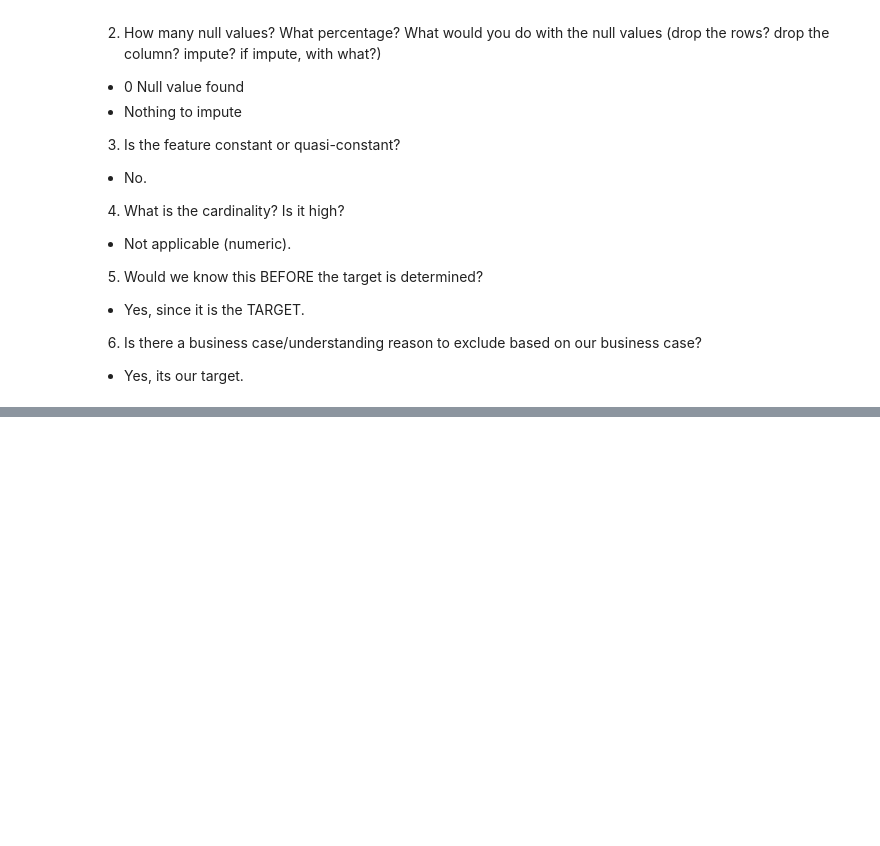
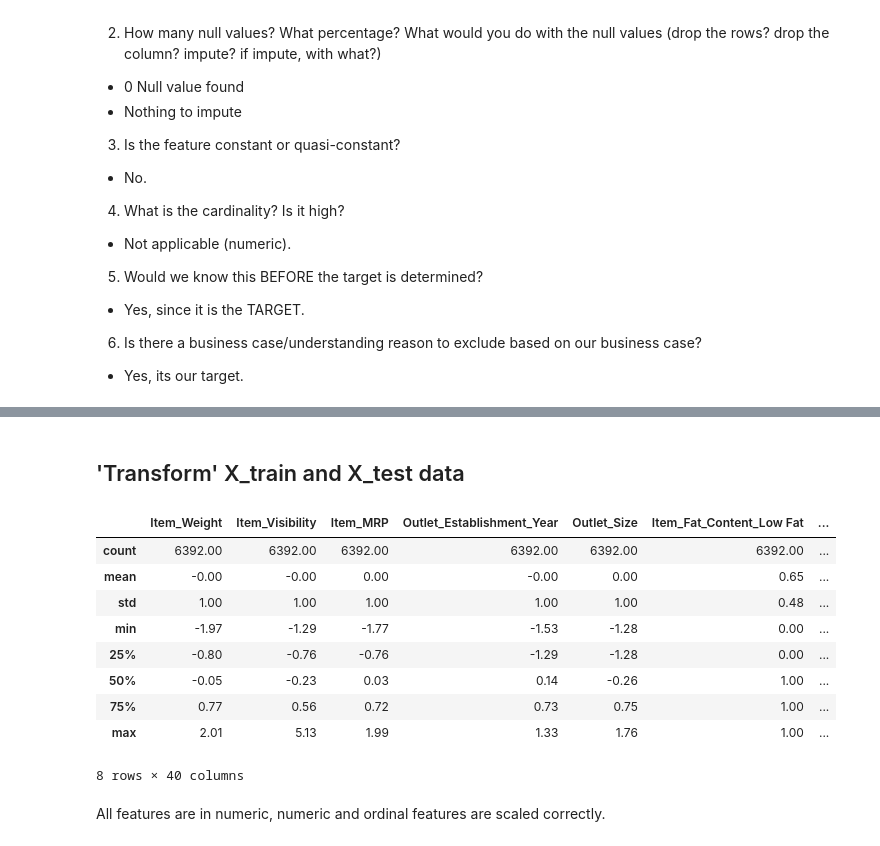
Before and after one commit to Qisam0322/Prediction-of-Product-Sales, a Jupyter notebook: Prediction_of_Product_Sales_Project.ipynb, the cells around one changed output, grey strips where cells are left out. Saved outputs shown, nothing was run; the diff lists cells and outputs as text; code cells hidden in the pictures; blank space fills up the shorter version.

```diff
--- a/Prediction_of_Product_Sales_Project.ipynb
+++ b/Prediction_of_Product_Sales_Project.ipynb
@@ -1188,0 +1446,4 @@ explore_numeric(df,feature);
+# %%
+#Create a tuple for each transformer
+ohe_tuple=('categories',ohe_encoder,ohe_cols)
+ohe_tuple
@@ -1188,0 +1458,4 @@ explore_numeric(df,feature);
+# %%
+#Creat column transformer with tuples
+col_transformer=ColumnTransformer([num_tuple,ord_tuple,ohe_tuple],verbose_feature_names_out=False)
+col_transformer
@@ -1188,0 +1482,2 @@ explore_numeric(df,feature);
+# %%
+col_transformer.fit(X_train)
@@ -1188,0 +1502,21 @@ explore_numeric(df,feature);
+# %% [markdown]
+## 'Transform' X_train and X_test data
+# %%
+X_train_processed=col_transformer.transform(X_train)
+X_test_processed=col_transformer.transform(X_test)
+# %%
+#Check data
+X_train_processed.describe().round(2)
+# %% [output]
+|  | Item_Weight | Item_Visibility | Item_MRP | Outlet_Establishment_Year | Outlet_Size | Item_Fat_Content_Low Fat | ... |
+| count | 6392.00 | 6392.00 | 6392.00 | 6392.00 | 6392.00 | 6392.00 | ... |
+| mean | -0.00 | -0.00 | 0.00 | -0.00 | 0.00 | 0.65 | ... |
+| std | 1.00 | 1.00 | 1.00 | 1.00 | 1.00 | 0.48 | ... |
+| min | -1.97 | -1.29 | -1.77 | -1.53 | -1.28 | 0.00 | ... |
+| 25% | -0.80 | -0.76 | -0.76 | -1.29 | -1.28 | 0.00 | ... |
+| 50% | -0.05 | -0.23 | 0.03 | 0.14 | -0.26 | 1.00 | ... |
+| 75% | 0.77 | 0.56 | 0.72 | 0.73 | 0.75 | 1.00 | ... |
+| max | 2.01 | 5.13 | 1.99 | 1.33 | 1.76 | 1.00 | ... |
+8 rows × 40 columns
+# %% [markdown]
+All features are in numeric, numeric and ordinal features are scaled correctly.
```
Also changed, not shown: parts of 48 cells of this notebook.
